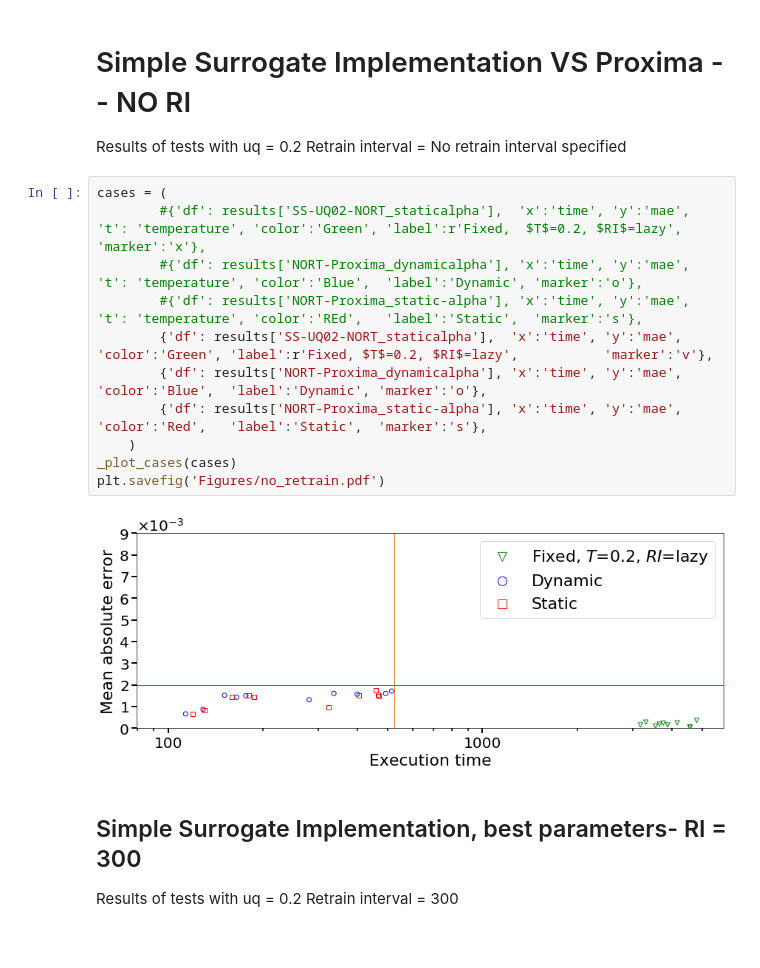
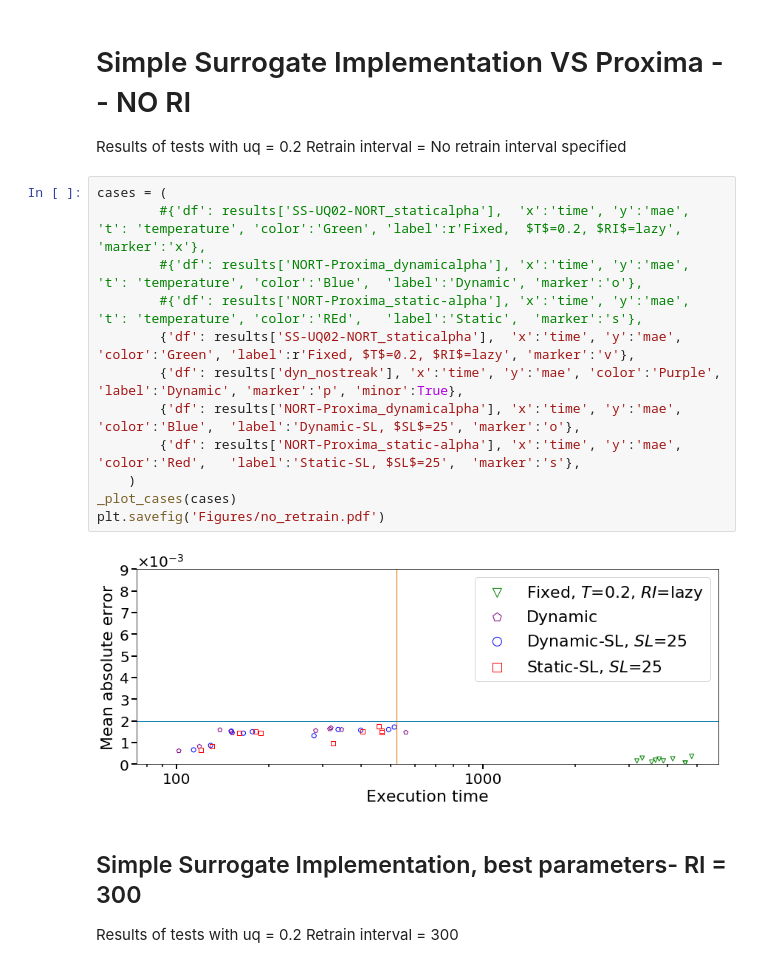
Before and after one commit to YulianaGomez/proxima_analysis, a Jupyter notebook: notebooks/Integrated.ipynb, the cells around one changed output. Cells and saved outputs as stored; diff of their text form.

Commit message:
labels updated

```diff
--- a/notebooks/Integrated.ipynb
+++ b/notebooks/Integrated.ipynb
@@ -290,16 +295,17 @@ Retrain interval = No retrain interval specified
 # %%
 cases = (
         #{'df': results['SS-UQ02-NORT_staticalpha'],  'x':'time', 'y':'mae', 't': 'temperature', 'color':'Green', 'label':r'Fixed,  $T$=0.2, $RI$=lazy',           'marker':'x'},
         #{'df': results['NORT-Proxima_dynamicalpha'], 'x':'time', 'y':'mae', 't': 'temperature', 'color':'Blue',  'label':'Dynamic', 'marker':'o'},
         #{'df': results['NORT-Proxima_static-alpha'], 'x':'time', 'y':'mae', 't': 'temperature', 'color':'REd',   'label':'Static',  'marker':'s'},
-        {'df': results['SS-UQ02-NORT_staticalpha'],  'x':'time', 'y':'mae', 'color':'Green', 'label':r'Fixed, $T$=0.2, $RI$=lazy',           'marker':'v'},
-        {'df': results['NORT-Proxima_dynamicalpha'], 'x':'time', 'y':'mae', 'color':'Blue',  'label':'Dynamic', 'marker':'o'},
-        {'df': results['NORT-Proxima_static-alpha'], 'x':'time', 'y':'mae', 'color':'Red',   'label':'Static',  'marker':'s'},
+        {'df': results['SS-UQ02-NORT_staticalpha'],  'x':'time', 'y':'mae', 'color':'Green', 'label':r'Fixed, $T$=0.2, $RI$=lazy', 'marker':'v'},
+        {'df': results['dyn_nostreak'], 'x':'time', 'y':'mae', 'color':'Purple', 'label':'Dynamic', 'marker':'p', 'minor':True},
+        {'df': results['NORT-Proxima_dynamicalpha'], 'x':'time', 'y':'mae', 'color':'Blue',  'label':'Dynamic-SL, $SL$=25', 'marker':'o'},
+        {'df': results['NORT-Proxima_static-alpha'], 'x':'time', 'y':'mae', 'color':'Red',   'label':'Static-SL, $SL$=25',  'marker':'s'},
     )
 _plot_cases(cases)
 plt.savefig('Figures/no_retrain.pdf')
 # %% [output]
-[figure, old version]
+[figure, new version]
 # %% [markdown]
 ## Simple Surrogate Implementation, best parameters- RI = 300
 Results of tests with uq = 0.2 Retrain interval = 300
```
Also changed, not shown: parts of 18 cells of this notebook.
